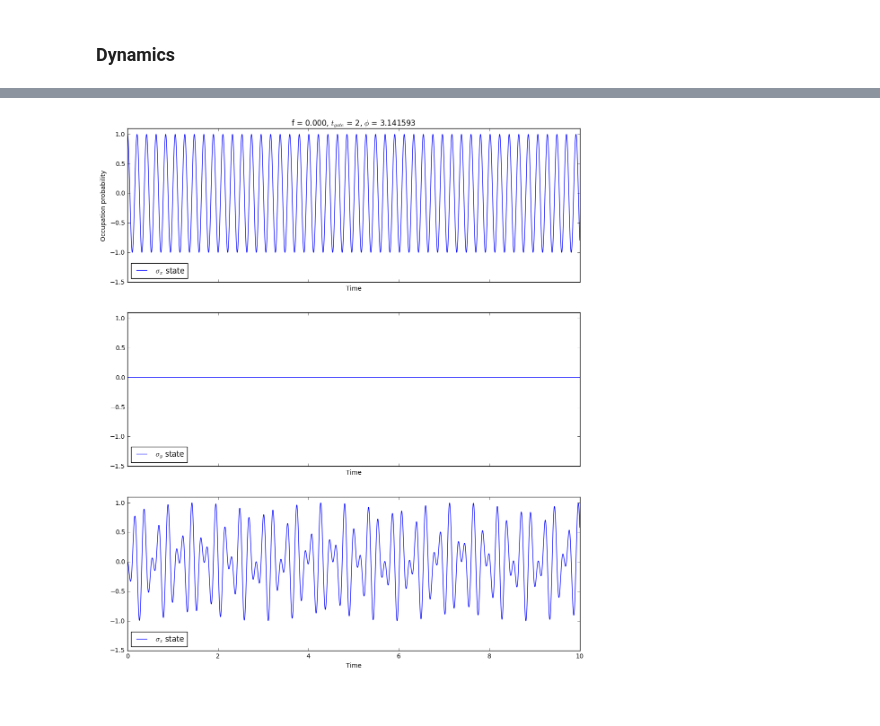
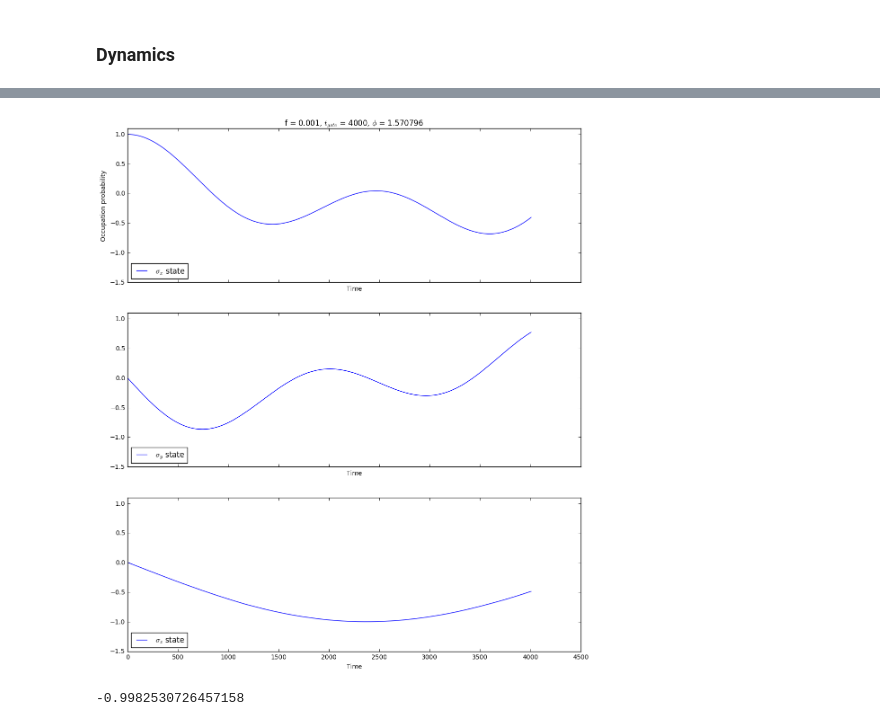
Before and after one commit to safoex/qubitlab, a Jupyter notebook: python/qutip/pulses N-d (transmon).ipynb, the cells around one changed output, grey strips where cells are left out. Drawn from its saved outputs; the diff is of its cells as text; code cells hidden in the pictures.

```diff
--- a/python/qutip/pulses N-d (transmon).ipynb
+++ b/python/qutip/pulses N-d (transmon).ipynb
@@ -17,21 +17,23 @@ Ej_fixed = (ν_ge+0.4-Ec)**2/Ec/8
 Ej = Ej_fixed
 dE_ghz = 2.5
 dEj = dE_ghz/ν_ge              #Ej(t) = Ej*time_coeff(t,dEj)
-f = 0.00
+f = 0.0005
 a = 4               #approximate start of Ej change
 #t_gate1 = np.pi/f*coef*2
-t_gate1 = 2
+t_gate1 = 4000
 b = a + t_gate1                 #approximate end of Ej change
 a2 = 100000
 t_gate2 = 40
 b2 = a2 + t_gate2
 stretch = 0.1            #stretch -> 0, time_coeff -> theta(t-t1) - theta(t-t2)
-#w = 1
-w = evals[1]-evals[0]
-phase1 = np.pi
+w = 1
+#w = evals[1]-evals[0]
+phase1 = np.pi/2
 phase2 = 0
 time_coeff = "0.5*(tanh((t-a)/st) - tanh((t-b)/st))*cos(w*t + phase1) + 0.5*(tanh((t-a2)/st) - tanh((t-b2)/st))*cos(w*t + phase2)"
 args = {'a':a,'b':b,'a2':a2,'b2':b2,'st':stretch,'w':w,'phase1':phase1,'phase2':phase2}
 tlist_t = t_gate1+a*2
-tlist = np.linspace(0,tlist_t,3000)
+timesteps = 3000
+tlist = np.linspace(0,tlist_t,timesteps)
 gamma_m = 0.000          #collapse rate
+print(Ej_fixed)
@@ -152,8 +156,17 @@ output2.expect = []
 sxn = convert_2toN(sigmax(), evecs)
 syn = convert_2toN(sigmay(), evecs)
 szn = convert_2toN(sigmaz(), evecs)
-output2.expect.append([sxn.matrix_element(state,state) for state in output.states])
-output2.expect.append([syn.matrix_element(state,state) for state in output.states])
-output2.expect.append([szn.matrix_element(state,state) for state in output.states])
+output.expect.append([])
+output.expect.append([])
+output.expect.append([])
+for time_step, state in enumerate(output.states):
+    time = tlist_t / timesteps * time_step
+    U = (-szn*1j*args['w']/2 * time).expm()
+    output2.expect[0].append(expect(U.dag()*sxn*U, state))
+    output2.expect[1].append(expect(U.dag()*syn*U, state))
+    output2.expect[2].append(expect(U.dag()*szn*U, state))
+#output2.expect.append([expect(sxn,state) for state in output.states])
+#output2.expect.append([expect(syn,state) for state in output.states])
+#output2.expect.append([expect(szn,state) for state in output.states])
 visualize_output(output2)
 # %% [output]
@@ -170 +183,5 @@ Total run time:   3.41s
-[figure, old version]
+[figure, new version]
+# %%
+min(output2.expect[2])
+# %% [output]
+-0.9982530726457158
```
Also changed, not shown: parts of 4 cells of this notebook, 1 other file.
